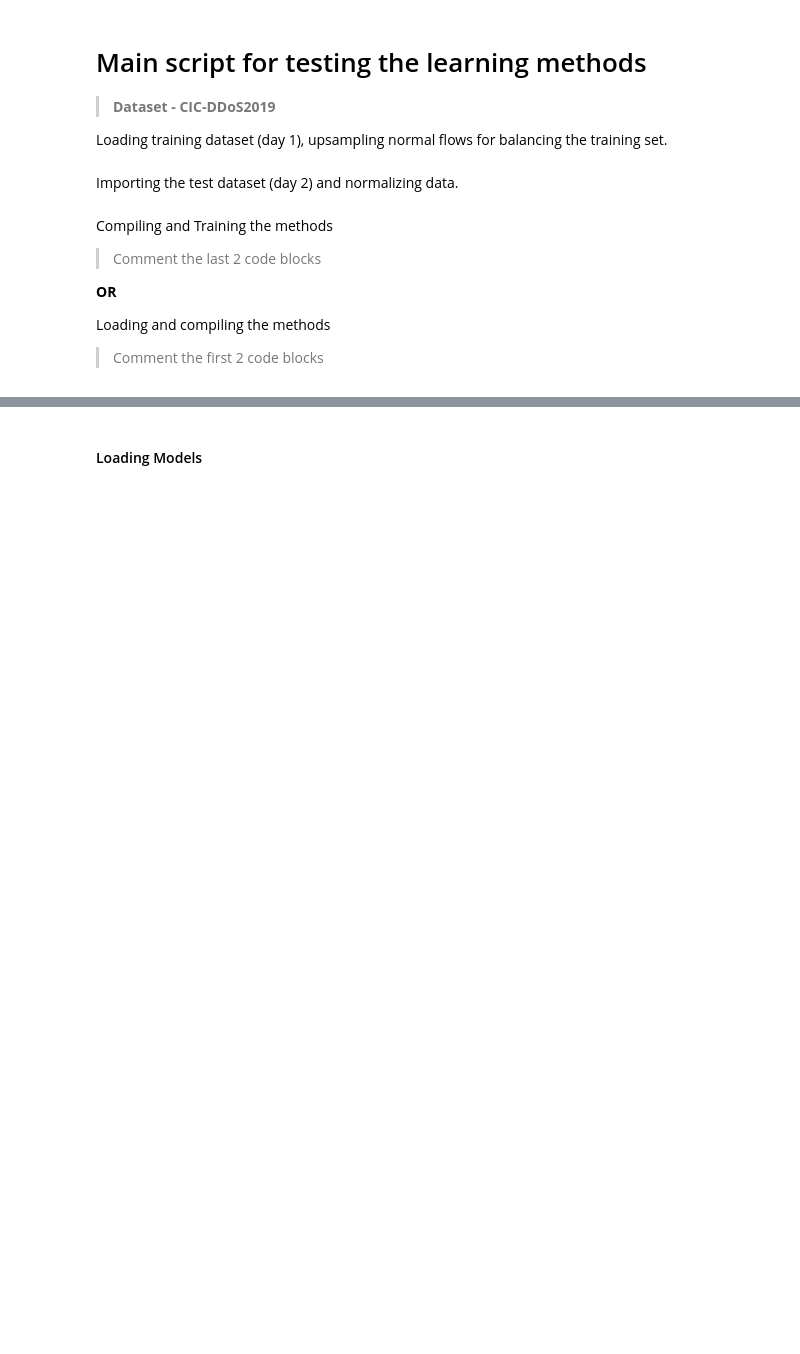
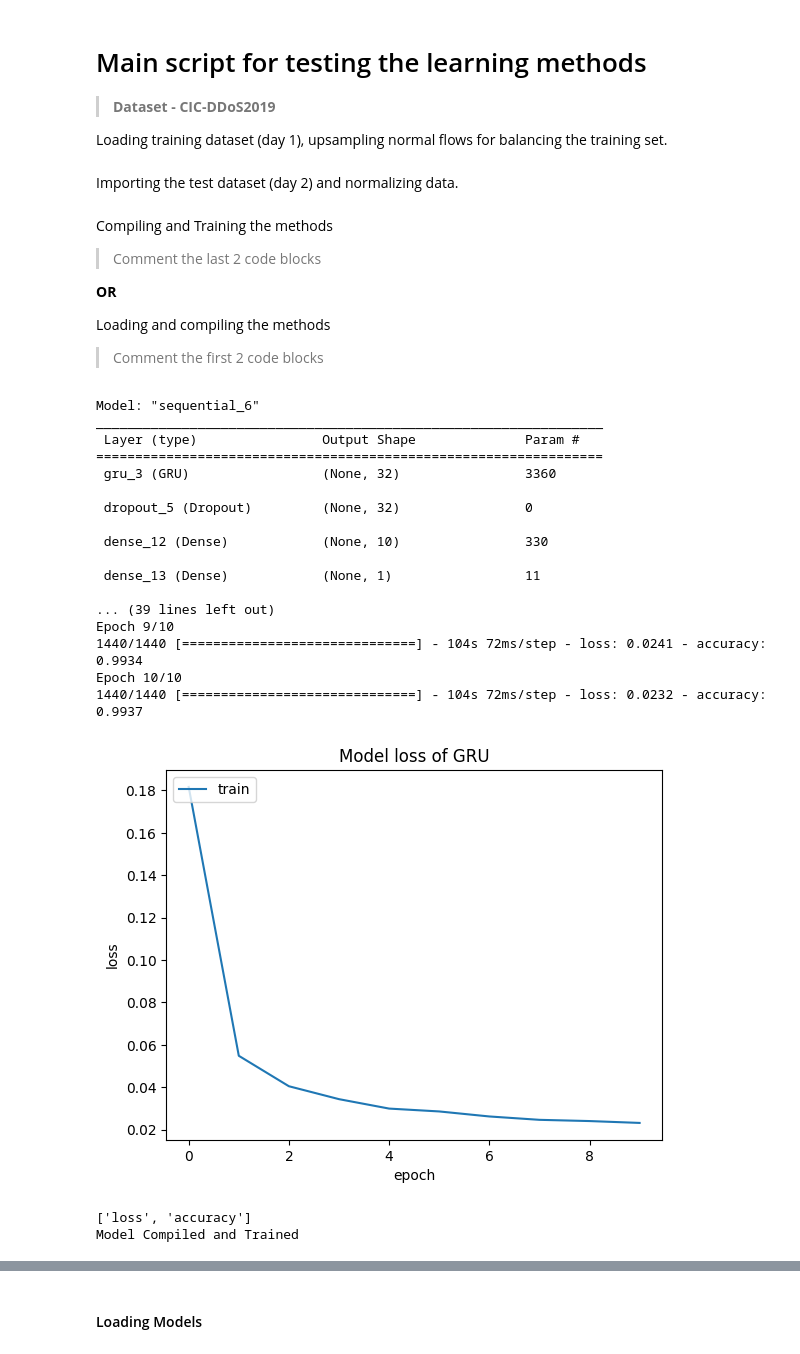
Before and after one commit to giacomovitangeli/ddos-detection, a Jupyter notebook: ddos_detection.ipynb, the cells around one changed output, grey strips where cells are left out. Drawn from its saved outputs; the diff is of its cells as text; code cells hidden in the pictures; blank space fills up the shorter version.

```diff
--- a/ddos_detection.ipynb
+++ b/ddos_detection.ipynb
@@ -822,7 +767,28 @@ def compile_train(model,X_train,y_train,deep=True):
 # %%
 ## Comment next 2 blocks if loading pre-trained models
 ## Execute them if training new models
-#model_gru = GRU_model(82) #quando treina novo modelo
-#model_gru.summary()
-#model_gru = compile_train(model_gru,format_3d(X_train),y_train)
+model_gru = GRU_model(82) #quando treina novo modelo
+model_gru.summary()
+model_gru = compile_train(model_gru,"GRU",format_3d(X_train),y_train)
+# %% [output]
+Model: "sequential_6"
+_________________________________________________________________
+ Layer (type)                Output Shape              Param #
+=================================================================
+ gru_3 (GRU)                 (None, 32)                3360
+
+ dropout_5 (Dropout)         (None, 32)                0
+
+ dense_12 (Dense)            (None, 10)                330
+
+ dense_13 (Dense)            (None, 1)                 11
+
+... (39 lines left out)
+Epoch 9/10
+1440/1440 [==============================] - 104s 72ms/step - loss: 0.0241 - accuracy: 0.9934
+Epoch 10/10
+1440/1440 [==============================] - 104s 72ms/step - loss: 0.0232 - accuracy: 0.9937
+[figure, added]
+['loss', 'accuracy']
+Model Compiled and Trained
 # %%
```
Also changed, not shown: parts of 37 cells of this notebook.
